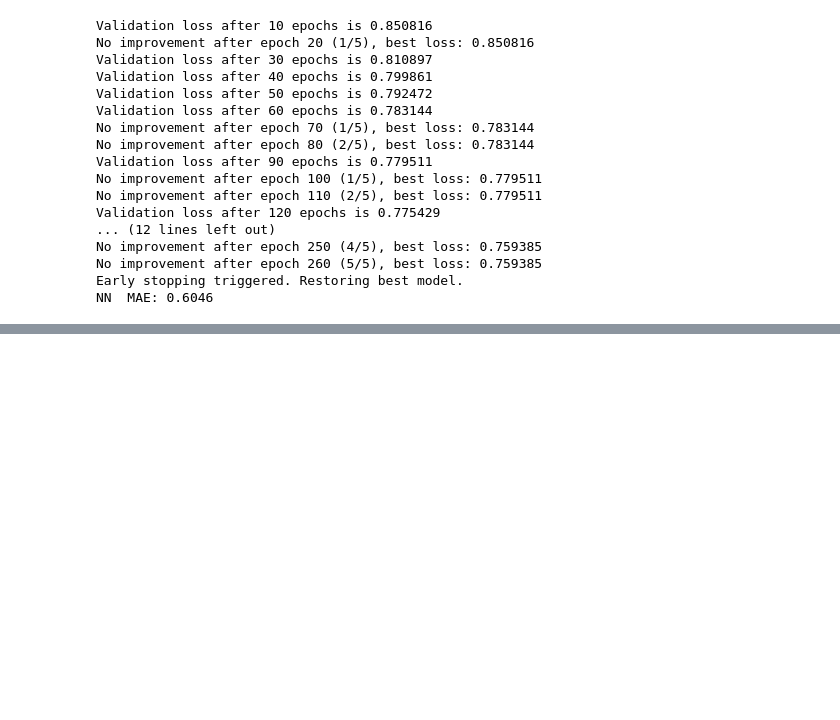
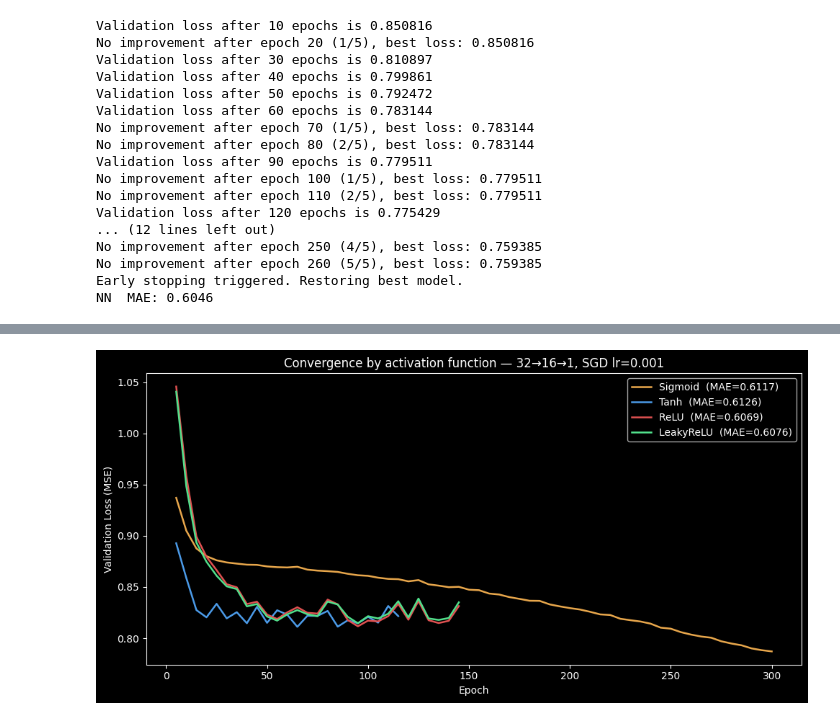
Before and after one commit to edouardblnc87/deep_learning_implementation, a Jupyter notebook: devoir_des_loulous/julien.ipynb, the cells around one changed output, grey strips where cells are left out. Cells and saved outputs as stored; diff of their text form; code cells hidden in the pictures; blank space fills up the shorter version.

Commit message:
feat: section 3 - FNN analysis (activations, init, optimizer, gradients, lag, limitations)

```diff
--- a/devoir_des_loulous/julien.ipynb
+++ b/devoir_des_loulous/julien.ipynb
@@ -848,0 +948,19 @@ PyTorch MAE: 0.5792
+# %%
+fig, ax = plt.subplots(figsize=(10, 5))
+
+colors = {'Sigmoid': '#e8a74c', 'Tanh': '#4c9be8', 'ReLU': '#e05252', 'LeakyReLU': '#52e08c'}
+
+for name, r in results.items():
+    epochs_x = [p[0] for p in r['val_losses']]
+    losses_y = [p[1] for p in r['val_losses']]
+    ax.plot(epochs_x, losses_y, label=f"{name}  (MAE={r['mae']:.4f})",
+            color=colors[name], linewidth=1.8)
+
+ax.set_xlabel('Epoch')
+ax.set_ylabel('Validation Loss (MSE)')
+ax.set_title('Convergence by activation function — 32→16→1, SGD lr=0.001')
+ax.legend()
+plt.tight_layout()
+plt.show()
+# %% [output]
+[figure, added]
```
Also changed, not shown: parts of 35 cells of this notebook.
